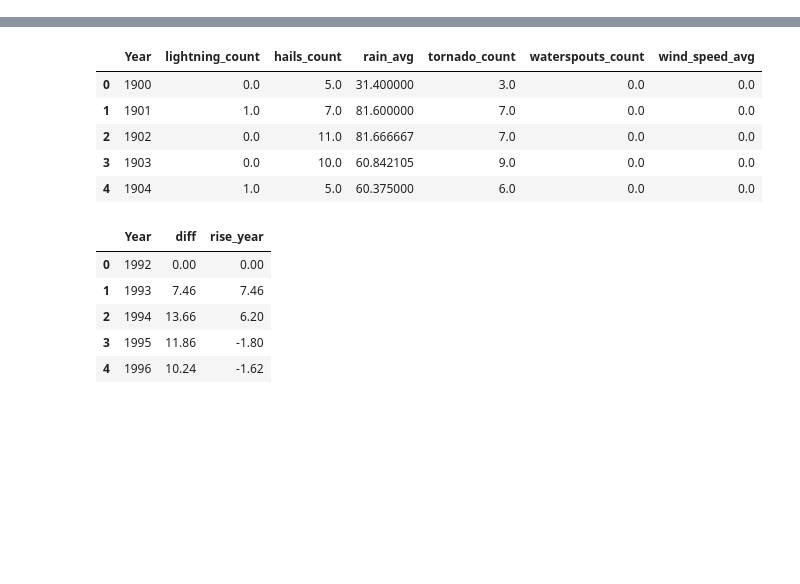
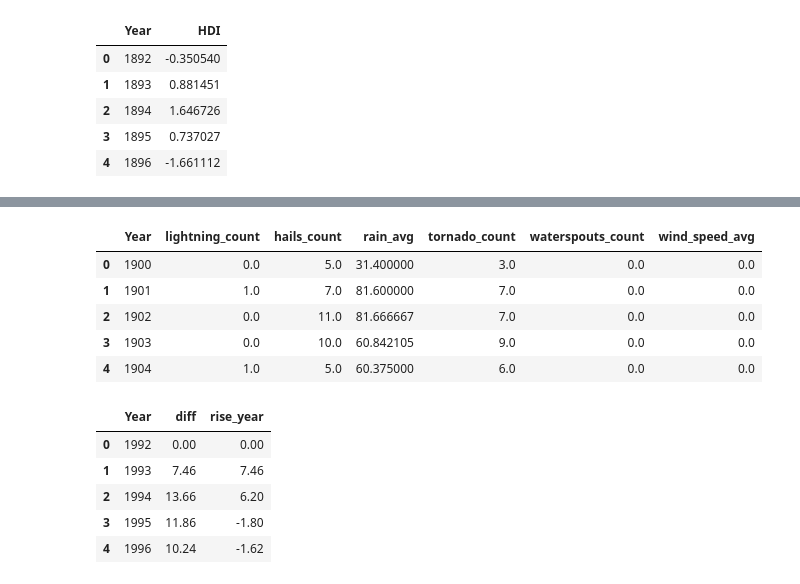
Before and after one commit to QuentinMahieu/What-is-global-warming, a Jupyter notebook: data/australia_data_clean.ipynb, the cells around one changed output, grey strips where cells are left out. Saved outputs shown, nothing was run; the diff lists cells and outputs as text; code cells hidden in the pictures; blank space fills up the shorter version.

```diff
--- a/data/australia_data_clean.ipynb
+++ b/data/australia_data_clean.ipynb
@@ -6,3 +50,17 @@ import datetime as dt
+# %%
+data.reset_index(inplace=True)
+data['Year'] = data['Date'].dt.year
+data_final = data.groupby('Year').mean()
+data_final.reset_index(inplace=True)
+data_final = data_final[['Year','HDI']]
+data_final.head()
+# %% [output]
+|  | Year | HDI |
+| 0 | 1892 | -0.350540 |
+| 1 | 1893 | 0.881451 |
+| 2 | 1894 | 1.646726 |
+| 3 | 1895 | 0.737027 |
+| 4 | 1896 | -1.661112 |
 # %%
 dfs = []
 for f in os.listdir('raw/australia'):
```
Also changed, not shown: parts of 8 cells of this notebook, 12 other files.
